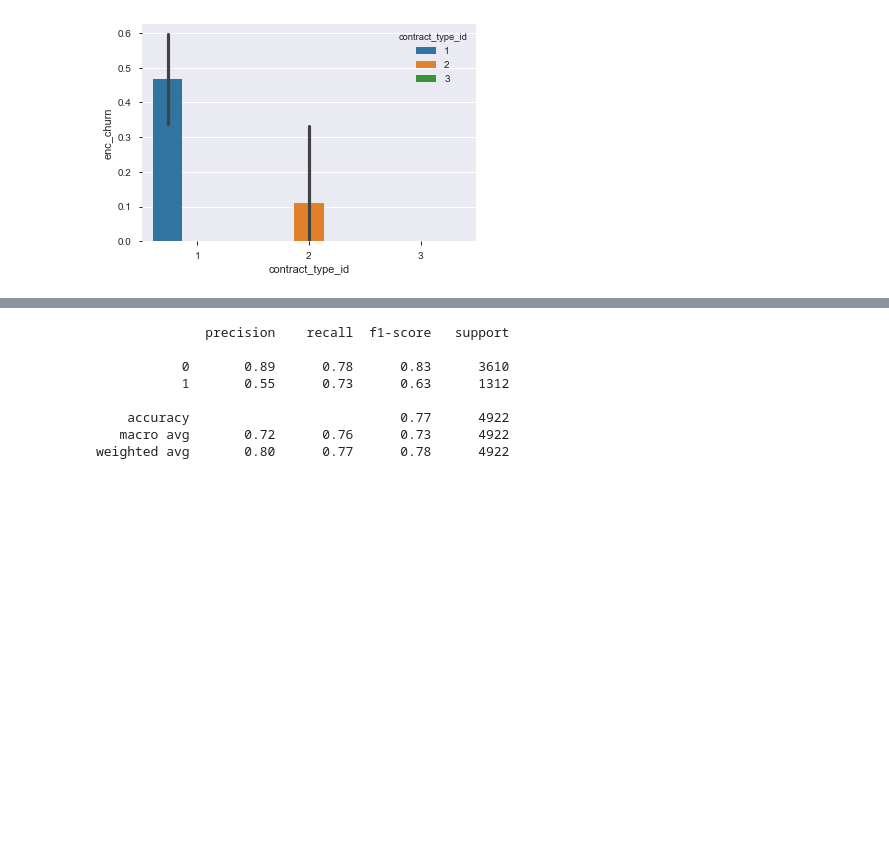
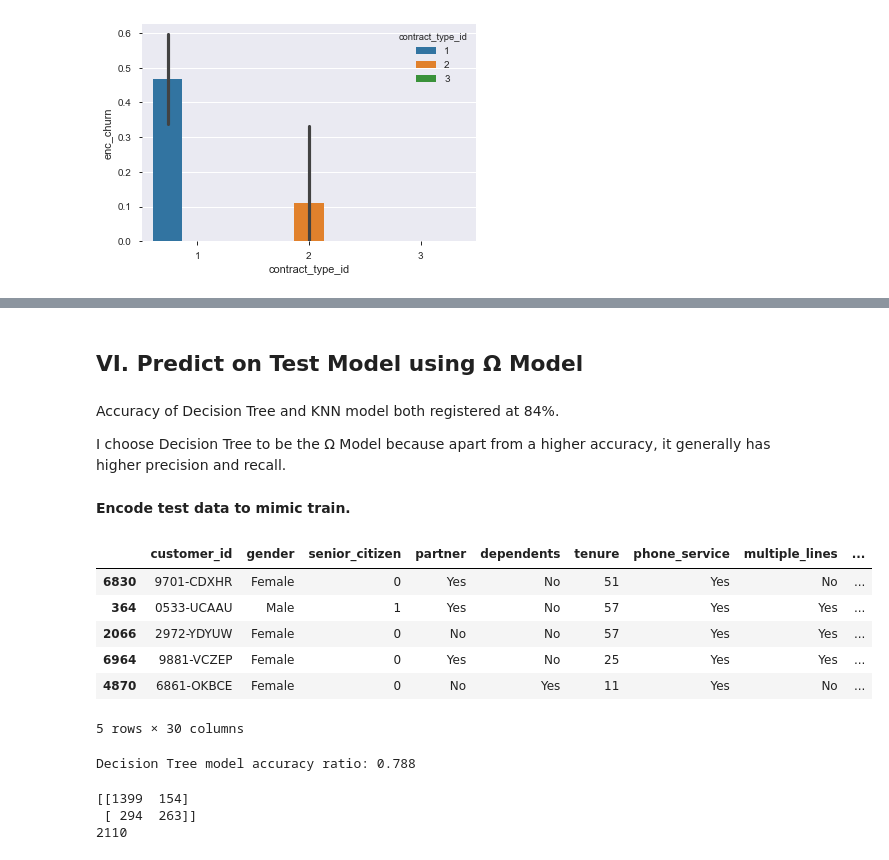
Before and after one commit to crisgiovanoni/telcochurn_project, a Jupyter notebook: Why Are Our Customers Churning.ipynb, the cells around one changed output, grey strips where cells are left out. Cells and saved outputs as stored; diff of their text form; code cells hidden in the pictures; blank space fills up the shorter version.

```diff
--- a/Why Are Our Customers Churning.ipynb
+++ b/Why Are Our Customers Churning.ipynb
@@ -609,11 +658,37 @@ logit_report = classification_report(y_train, yhat_train_log)
-# %%
-print(logit_report)
-# %% [output]
-              precision    recall  f1-score   support
-
-           0       0.89      0.78      0.83      3610
-           1       0.55      0.73      0.63      1312
-
-    accuracy                           0.77      4922
-   macro avg       0.72      0.76      0.73      4922
-weighted avg       0.80      0.77      0.78      4922
+# %% [markdown]
+## VI. Predict on Test Model using Ω Model
+# %% [markdown]
+Accuracy of Decision Tree and KNN model both registered at 84%.
+
+I choose Decision Tree to be the Ω Model because apart from a higher accuracy, it generally has higher precision and recall.
+# %% [markdown]
+**Encode test data to mimic train.**
+# %%
+test["enc_churn"] = test.churn.apply(prep.yes_no_to_boolean)
+
+test["seg_gender"] = prep.order_encode(test[["gender"]],["Male","Female"])
+test["seg_household"] = prep.order_encode(test[["dependents"]],["No","Yes"]) + prep.order_encode(test[["partner"]],["No","Yes"])
+
+test["prod_phone_service"] = prep.order_encode(test[["multiple_lines"]],["No phone service","No","Yes"])
+
+test["prod_online_bs"] = (prep.order_encode(test[["online_security"]],["No internet service","No","Yes"])) - (prep.order_encode(test[["online_backup"]],["Yes","No","No internet service"]))
+test.prod_online_bs = test.prod_online_bs.replace(-2,0)
+
+test["prod_stream"] = (prep.order_encode(test[["streaming_tv"]],["No internet service","No","Yes"])) - (prep.order_encode(test[["streaming_movies"]],["Yes","No","No internet service"]))
+test.prod_stream = test.prod_stream.replace(-2,0)
+
+test["prod_tech"] = (prep.order_encode(test[["tech_support"]],["No internet service","No","Yes"]))
+
+test["prod_device"] = (prep.order_encode(test[["device_protection"]],["No internet service","No","Yes"]))
+
+test["prod_paperless"] = (prep.order_encode(test[["paperless_billing"]],["No","Yes"]))
+# %%
+test.head()
+# %% [output]
+|  | customer_id | gender | senior_citizen | partner | dependents | tenure | phone_service | multiple_lines | ... |
+| 6830 | 9701-CDXHR | Female | 0 | Yes | No | 51 | Yes | No | ... |
+| 364 | 0533-UCAAU | Male | 1 | Yes | No | 57 | Yes | Yes | ... |
+| 2066 | 2972-YDYUW | Female | 0 | No | No | 57 | Yes | Yes | ... |
+| 6964 | 9881-VCZEP | Female | 0 | Yes | No | 25 | Yes | Yes | ... |
+| 4870 | 6861-OKBCE | Female | 0 | No | Yes | 11 | Yes | No | ... |
+5 rows × 30 columns
@@ -619,0 +701,15 @@ weighted avg       0.80      0.77      0.78      4922
+# %%
+testm_accuracy = dtm.score(X_test, y_test)
+print(f"""
+Decision Tree model accuracy ratio: {round(testm_accuracy,3)}
+""")
+# %% [output]
+Decision Tree model accuracy ratio: 0.788
+# %%
+dtm_testcm = confusion_matrix(y_test,yhat_testm)
+print(dtm_testcm)
+print(len(y_test))
+# %% [output]
+[[1399  154]
+ [ 294  263]]
+2110
```
Also changed, not shown: parts of 59 cells of this notebook, 5 other files.
